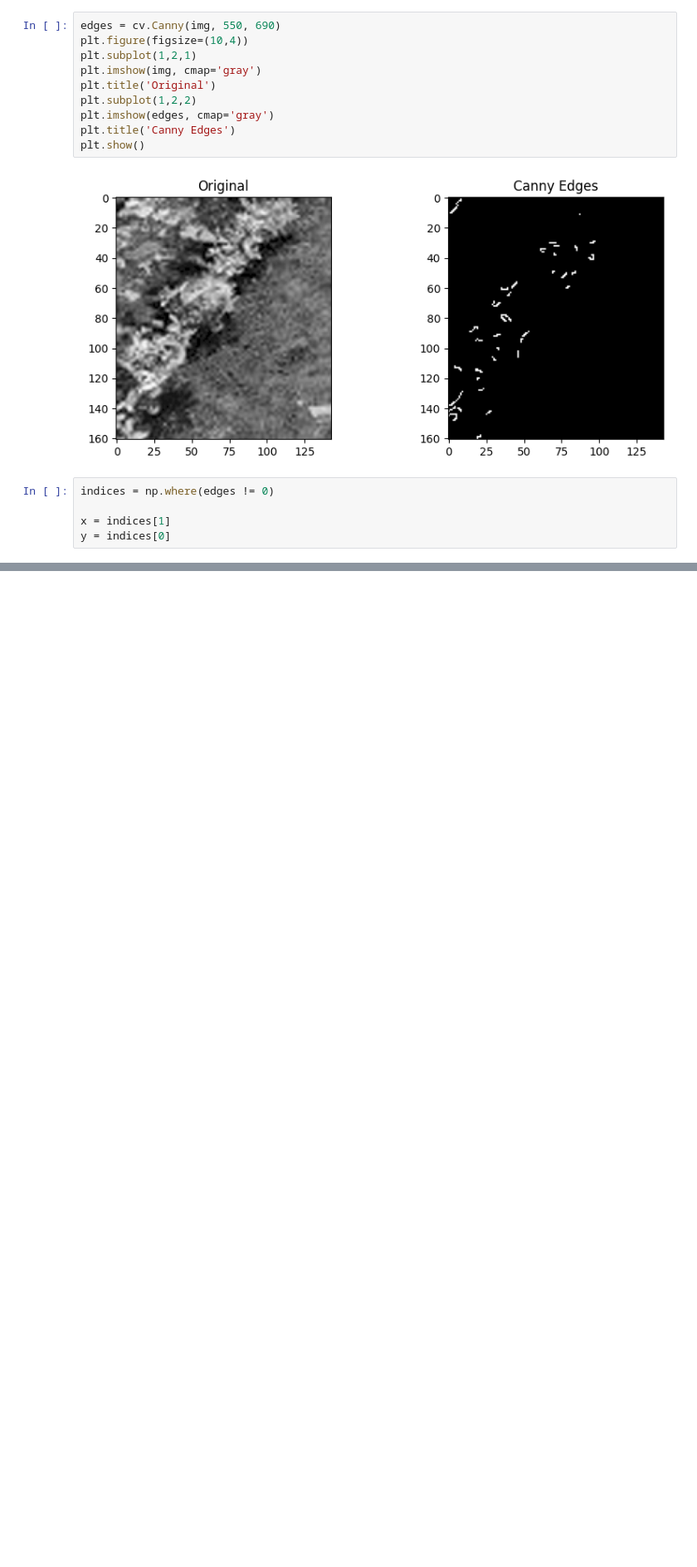
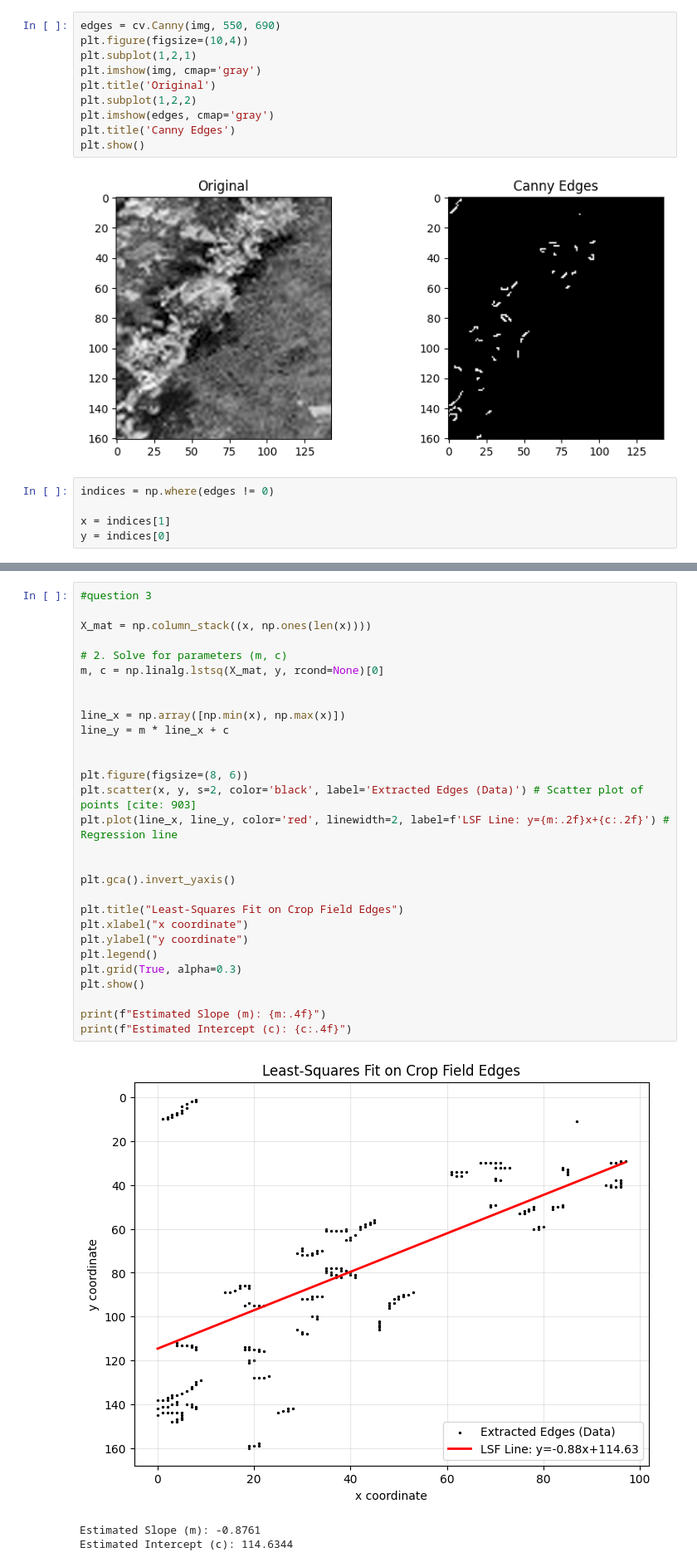
Before and after one commit to hmklahm/ET3112_Assignment02, a Jupyter notebook: crop_slope_estimation.ipynb, the cells around one changed output, grey strips where cells are left out. Shown at 83% size. Drawn from its saved outputs; the diff is of its cells as text; blank space fills up the shorter version.

Commit message:
Done question 3

```diff
--- a/crop_slope_estimation.ipynb
+++ b/crop_slope_estimation.ipynb
@@ -46,0 +47,33 @@ plt.show()
+# %%
+#question 3
+
+X_mat = np.column_stack((x, np.ones(len(x))))
+
+# 2. Solve for parameters (m, c)
+m, c = np.linalg.lstsq(X_mat, y, rcond=None)[0]
+
+
+line_x = np.array([np.min(x), np.max(x)])
+line_y = m * line_x + c
+
+
+plt.figure(figsize=(8, 6))
+plt.scatter(x, y, s=2, color='black', label='Extracted Edges (Data)') # Scatter plot of points [cite: 903]
+plt.plot(line_x, line_y, color='red', linewidth=2, label=f'LSF Line: y={m:.2f}x+{c:.2f}') # Regression line
+
+
+plt.gca().invert_yaxis()
+
+plt.title("Least-Squares Fit on Crop Field Edges")
+plt.xlabel("x coordinate")
+plt.ylabel("y coordinate")
+plt.legend()
+plt.grid(True, alpha=0.3)
+plt.show()
+
+print(f"Estimated Slope (m): {m:.4f}")
+print(f"Estimated Intercept (c): {c:.4f}")
+# %% [output]
+[figure, added]
+Estimated Slope (m): -0.8761
+Estimated Intercept (c): 114.6344
```
Also changed, not shown: parts of 1 cell of this notebook.
